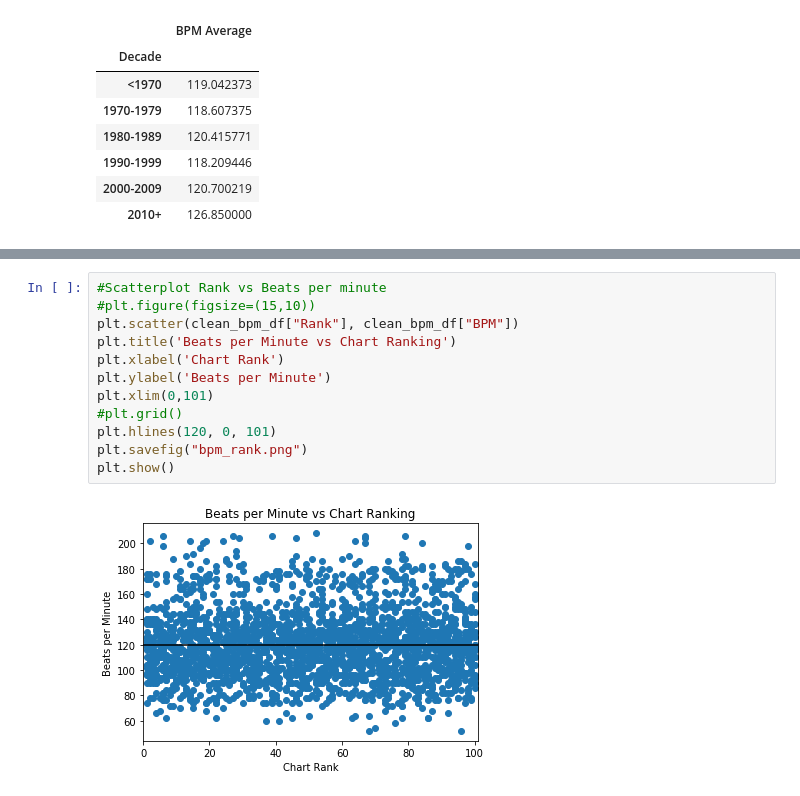
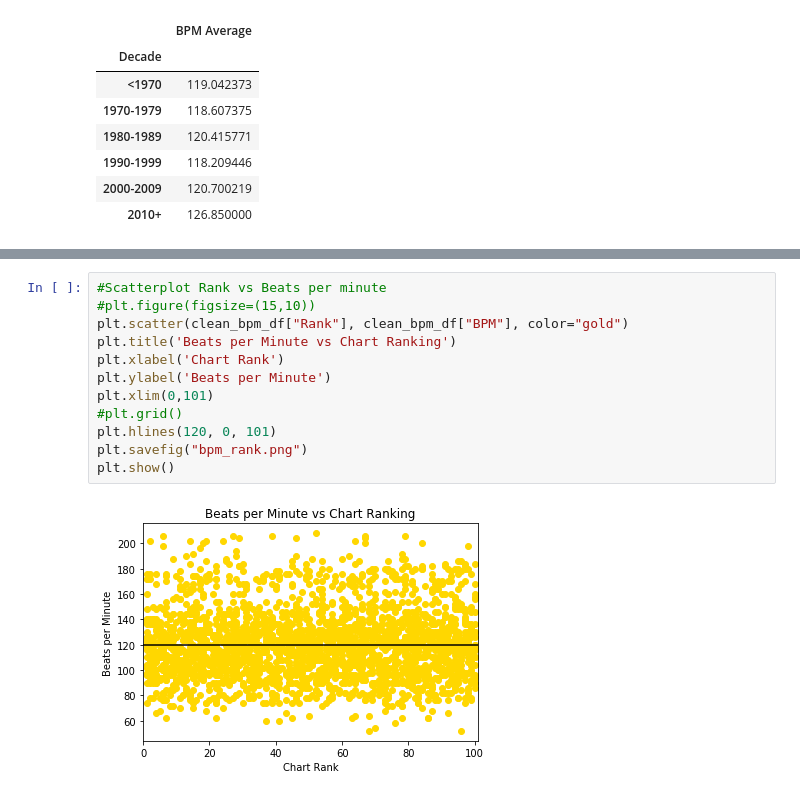
Before and after one commit to kimberly-erin/RockPy, a Jupyter notebook: BPM_analysis.ipynb, the cells around one changed output, grey strips where cells are left out. Drawn from its saved outputs; the diff is of its cells as text.

```diff
--- a/BPM_analysis.ipynb
+++ b/BPM_analysis.ipynb
@@ -129,14 +129,14 @@ plt.show()
 # %%
 #Scatterplot Rank vs Beats per minute
 #plt.figure(figsize=(15,10))
-plt.scatter(clean_bpm_df["Rank"], clean_bpm_df["BPM"])
+plt.scatter(clean_bpm_df["Rank"], clean_bpm_df["BPM"], color="gold")
 plt.title('Beats per Minute vs Chart Ranking')
 plt.xlabel('Chart Rank')
 plt.ylabel('Beats per Minute')
 plt.xlim(0,101)
 #plt.grid()
 plt.hlines(120, 0, 101)
 plt.savefig("bpm_rank.png")
 plt.show()
 # %% [output]
-[figure, old version]
+[figure, new version]
```
Also changed, not shown: parts of 2 cells of this notebook, 3 other files.
